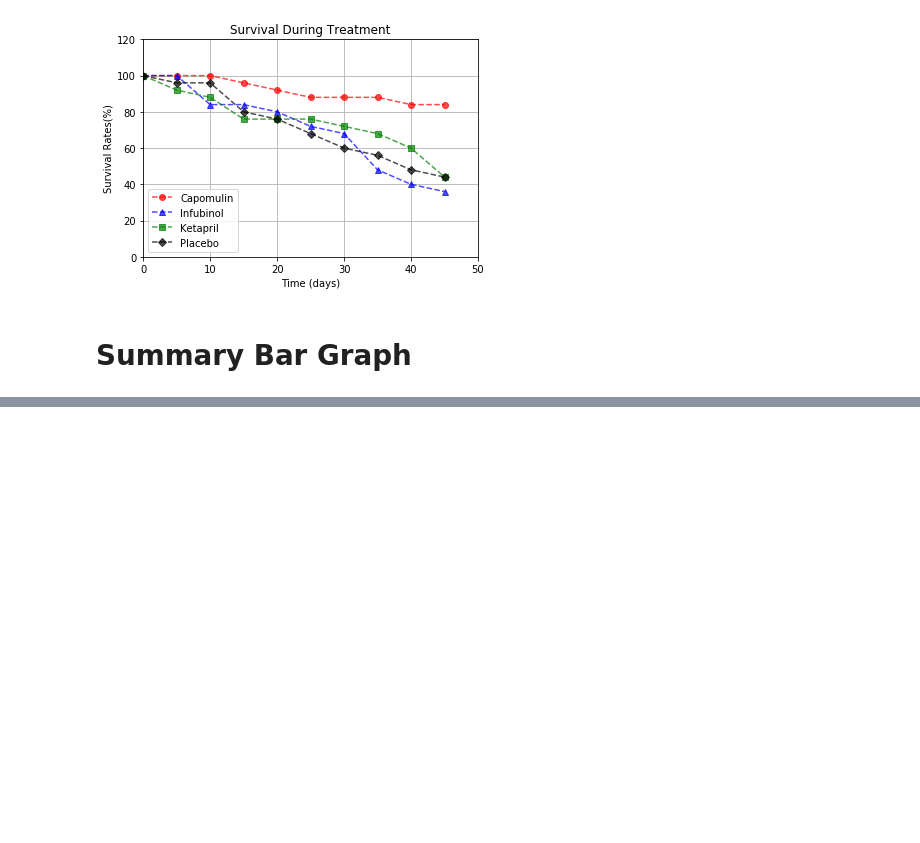
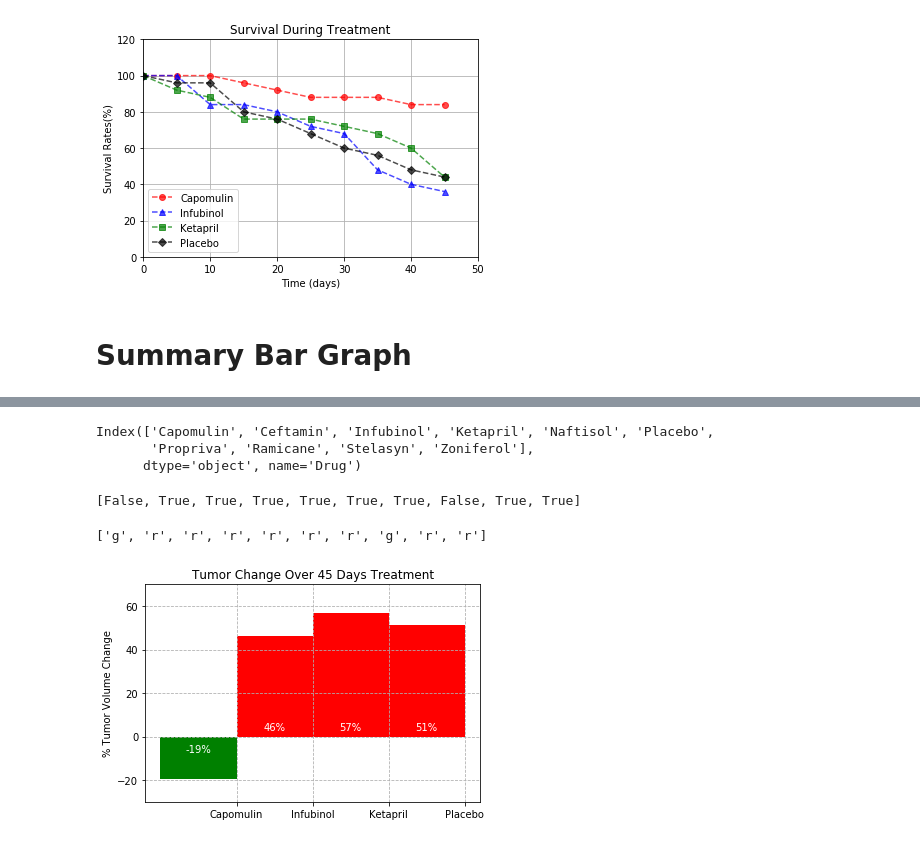
Before and after one commit to v33na/matplotlib-challenge., a Jupyter notebook: Pymaceuticals/Pymaceuticals.ipynb, the cells around one changed output, grey strips where cells are left out. Saved outputs shown, nothing was run; the diff lists cells and outputs as text; code cells hidden in the pictures; blank space fills up the shorter version.

```diff
--- a/Pymaceuticals/Pymaceuticals.ipynb
+++ b/Pymaceuticals/Pymaceuticals.ipynb
@@ -316,3 +316,9 @@ plt.show()
 [figure]
 # %% [markdown]
 # Summary Bar Graph
+# %%
+# Calculate the percent changes for each drug
+Tumorvolume_change_percentage =  ((Tumor_response_pivot.iloc[-1]-Tumor_response_pivot.iloc[0])/Tumor_response_pivot.iloc[0]) * 100
+
+
+Tumorvolume_change_percentage.head()
@@ -318,0 +333,4 @@ plt.show()
+# %%
+# Store all Relevant Percent Changes into a Tuple
+Tumorpercent_change = list(Tumorvolume_change_percentage.values)
+Tumorpercent_change
@@ -319,4 +348,8 @@ plt.show()
 # %%
-# Calculate the percent changes for each drug
-
 # Display the data to confirm
+drug=Tumorvolume_change_percentage.keys()
+drug
+# %% [output]
+Index(['Capomulin', 'Ceftamin', 'Infubinol', 'Ketapril', 'Naftisol', 'Placebo',
+       'Propriva', 'Ramicane', 'Stelasyn', 'Zoniferol'],
+      dtype='object', name='Drug')
@@ -322,0 +358,11 @@ plt.show()
+# %%
+# Splice the data between passing and failing drugs
+passing = list(Tumorvolume_change_percentage.values > 0)
+passing
+# %% [output]
+[False, True, True, True, True, True, True, False, True, True]
+# %%
+colors = ['r' if tpc > 0 else 'g' for tpc in Tumorpercent_change]
+colors
+# %% [output]
+['g', 'r', 'r', 'r', 'r', 'r', 'r', 'g', 'r', 'r']
@@ -322,0 +372,24 @@ plt.show()
+# %%
+drug_list = ['Capomulin','Infubinol','Ketapril','Placebo']
+change_list = [(Tumorvolume_change_percentage[drug])for drug in drug_list]
+change_plt = plt.bar(drug_list,change_list,width=-1,align='edge',color=colors)
+plt.title("Tumor Change Over 45 Days Treatment")
+plt.ylabel("% Tumor Volume Change")
+plt.ylim(-30,70)
+
+plt.grid(True,linestyle='dashed')
+# Use functions to label the percentages of changes
+def autolabel(rects):
+    for rect in rects:
+        height = rect.get_height()
+        if height > 0:
+            label_position = 2
+        else:
+            label_position = -8
+        plt.text(rect.get_x() + rect.get_width()/2., label_position,
+                '%d' % int(height)+'%',color='white',
+                ha='center', va='bottom')
+# Call functions to implement the function calls
+autolabel(change_plt)
+# %% [output]
+[figure, added]
```
Also changed, not shown: parts of 6 cells of this notebook, 1 other file.
